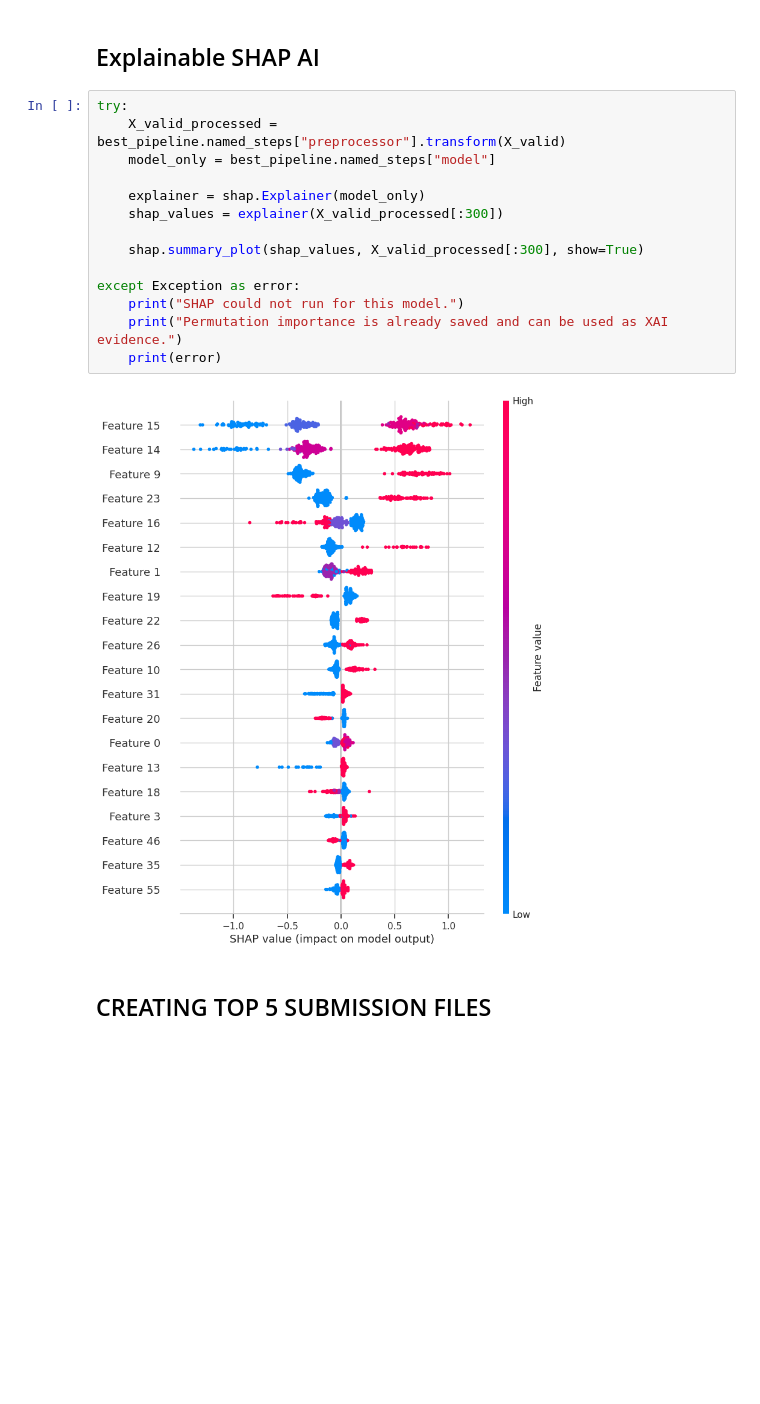
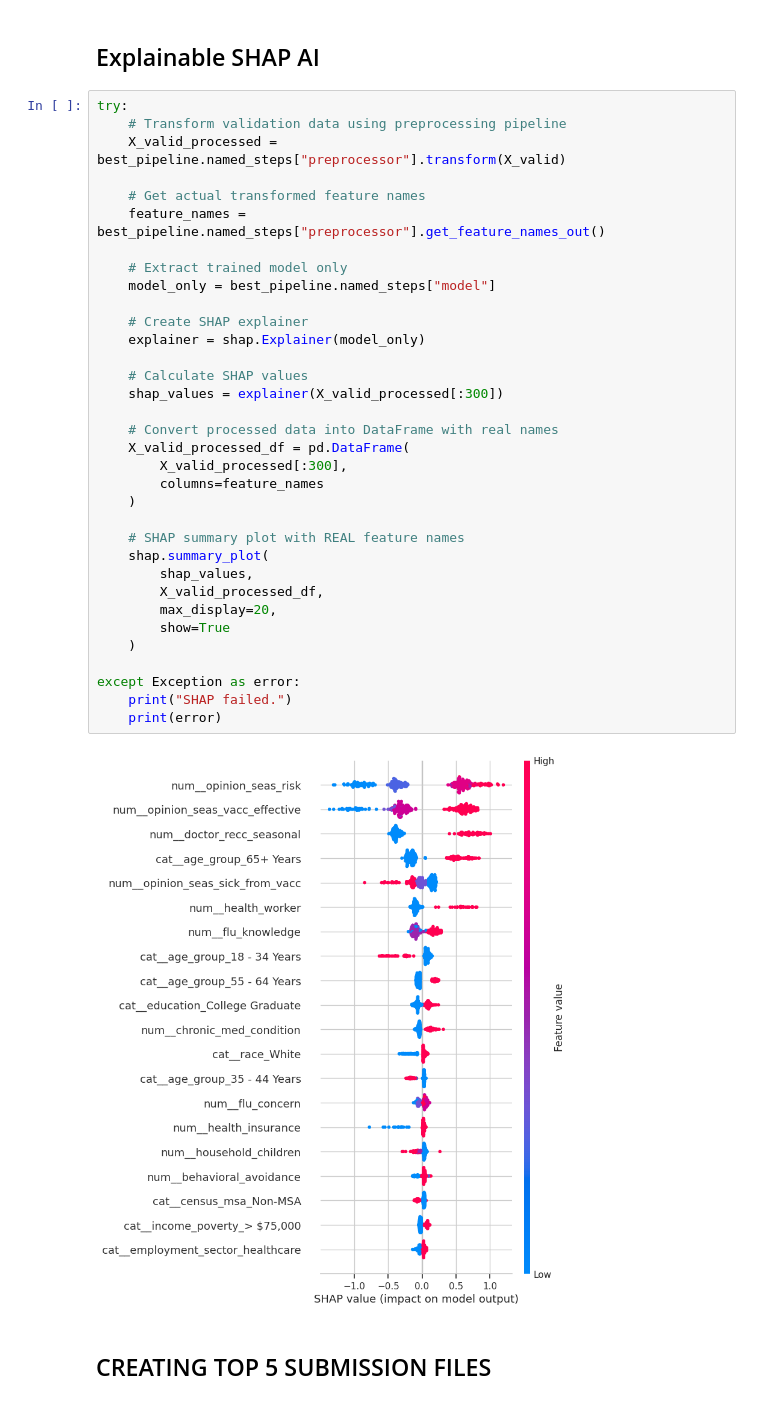
Before and after one commit to B-DS-Research/B6_Research, a Jupyter notebook: RMDS_Hackathon.ipynb, the cells around one changed output. Saved outputs shown, nothing was run; the diff lists cells and outputs as text; blank space fills up the shorter version.

```diff
--- a/RMDS_Hackathon.ipynb
+++ b/RMDS_Hackathon.ipynb
@@ -894,20 +628,40 @@ plt.show()
 ## Explainable SHAP AI
 # %%
 try:
+    # Transform validation data using preprocessing pipeline
     X_valid_processed = best_pipeline.named_steps["preprocessor"].transform(X_valid)
+
+    # Get actual transformed feature names
+    feature_names = best_pipeline.named_steps["preprocessor"].get_feature_names_out()
+
+    # Extract trained model only
     model_only = best_pipeline.named_steps["model"]
 
+    # Create SHAP explainer
     explainer = shap.Explainer(model_only)
+
+    # Calculate SHAP values
     shap_values = explainer(X_valid_processed[:300])
 
-    shap.summary_plot(shap_values, X_valid_processed[:300], show=True)
+    # Convert processed data into DataFrame with real names
+    X_valid_processed_df = pd.DataFrame(
+        X_valid_processed[:300],
+        columns=feature_names
+    )
+
+    # SHAP summary plot with REAL feature names
+    shap.summary_plot(
+        shap_values,
+        X_valid_processed_df,
+        max_display=20,
+        show=True
+    )
 
 except Exception as error:
-    print("SHAP could not run for this model.")
-    print("Permutation importance is already saved and can be used as XAI evidence.")
+    print("SHAP failed.")
     print(error)
 # %% [output]
-[figure, old version]
+[figure, new version]
 # %% [markdown]
 ## CREATING TOP 5 SUBMISSION FILES
 # %%
```
Also changed, not shown: parts of 30 cells of this notebook.
